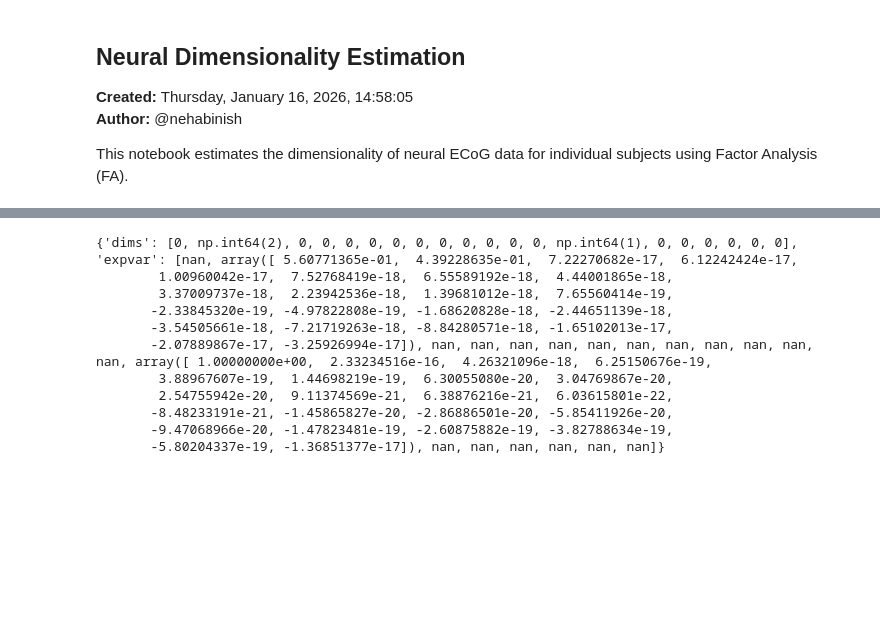
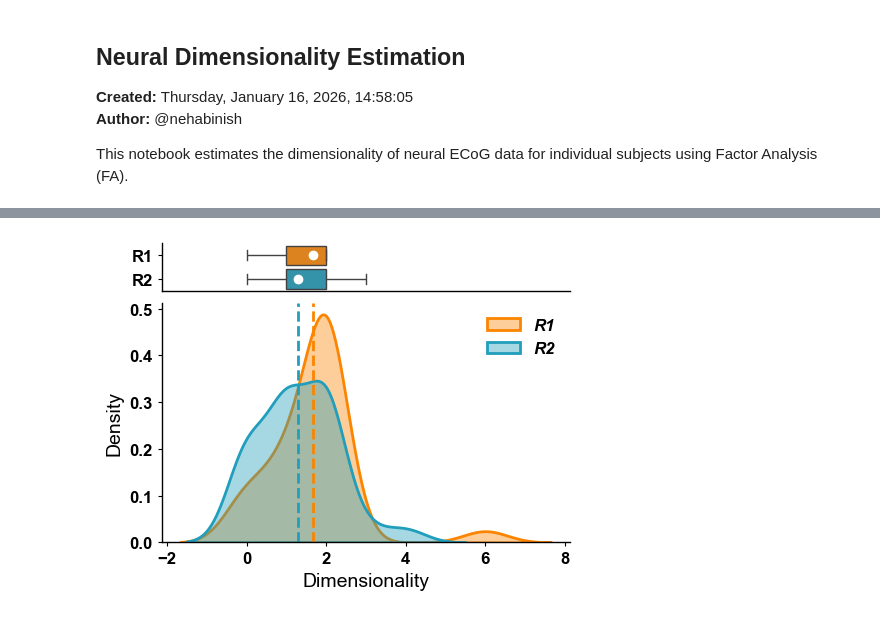
Before and after one commit to nehabinish/pfc-m1-communication-subspace, a Jupyter notebook: scripts/check-data-dimensionality.ipynb, the cells around one changed output, grey strips where cells are left out. Saved outputs shown, nothing was run; the diff lists cells and outputs as text; code cells hidden in the pictures; blank space fills up the shorter version.

```diff
--- a/scripts/check-data-dimensionality.ipynb
+++ b/scripts/check-data-dimensionality.ipynb
@@ -157,14 +190,11 @@ Processing Region 1...
 # %%
-print(Results['R1'])
+# %% == Plot dimensionality results ==
+
+dimsR1 = Results['R1']['dims']
+dimsR2 = Results['R2']['dims']
+dimensionality_dict = {'R1': dimsR1, 'R2': dimsR2}
+
+fig2, ax2 = plt.subplots(figsize=(5,4))
+fig2 = plot_kde(dimensionality_dict, fig=fig2, ax=ax2, plt_colors=In.roi_colours, xlabel='Dimensionality')
 # %% [output]
-{'dims': [0, np.int64(2), 0, 0, 0, 0, 0, 0, 0, 0, 0, 0, 0, np.int64(1), 0, 0, 0, 0, 0, 0], 'expvar': [nan, array([ 5.60771365e-01,  4.39228635e-01,  7.22270682e-17,  6.12242424e-17,
-        1.00960042e-17,  7.52768419e-18,  6.55589192e-18,  4.44001865e-18,
-        3.37009737e-18,  2.23942536e-18,  1.39681012e-18,  7.65560414e-19,
-       -2.33845320e-19, -4.97822808e-19, -1.68620828e-18, -2.44651139e-18,
-       -3.54505661e-18, -7.21719263e-18, -8.84280571e-18, -1.65102013e-17,
-       -2.07889867e-17, -3.25926994e-17]), nan, nan, nan, nan, nan, nan, nan, nan, nan, nan, nan, array([ 1.00000000e+00,  2.33234516e-16,  4.26321096e-18,  6.25150676e-19,
-        3.88967607e-19,  1.44698219e-19,  6.30055080e-20,  3.04769867e-20,
-        2.54755942e-20,  9.11374569e-21,  6.38876216e-21,  6.03615801e-22,
-       -8.48233191e-21, -1.45865827e-20, -2.86886501e-20, -5.85411926e-20,
-       -9.47068966e-20, -1.47823481e-19, -2.60875882e-19, -3.82788634e-19,
-       -5.80204337e-19, -1.36851377e-17]), nan, nan, nan, nan, nan, nan]}
+[figure, added]
```
Also changed, not shown: parts of 5 cells of this notebook, 4 other files.
